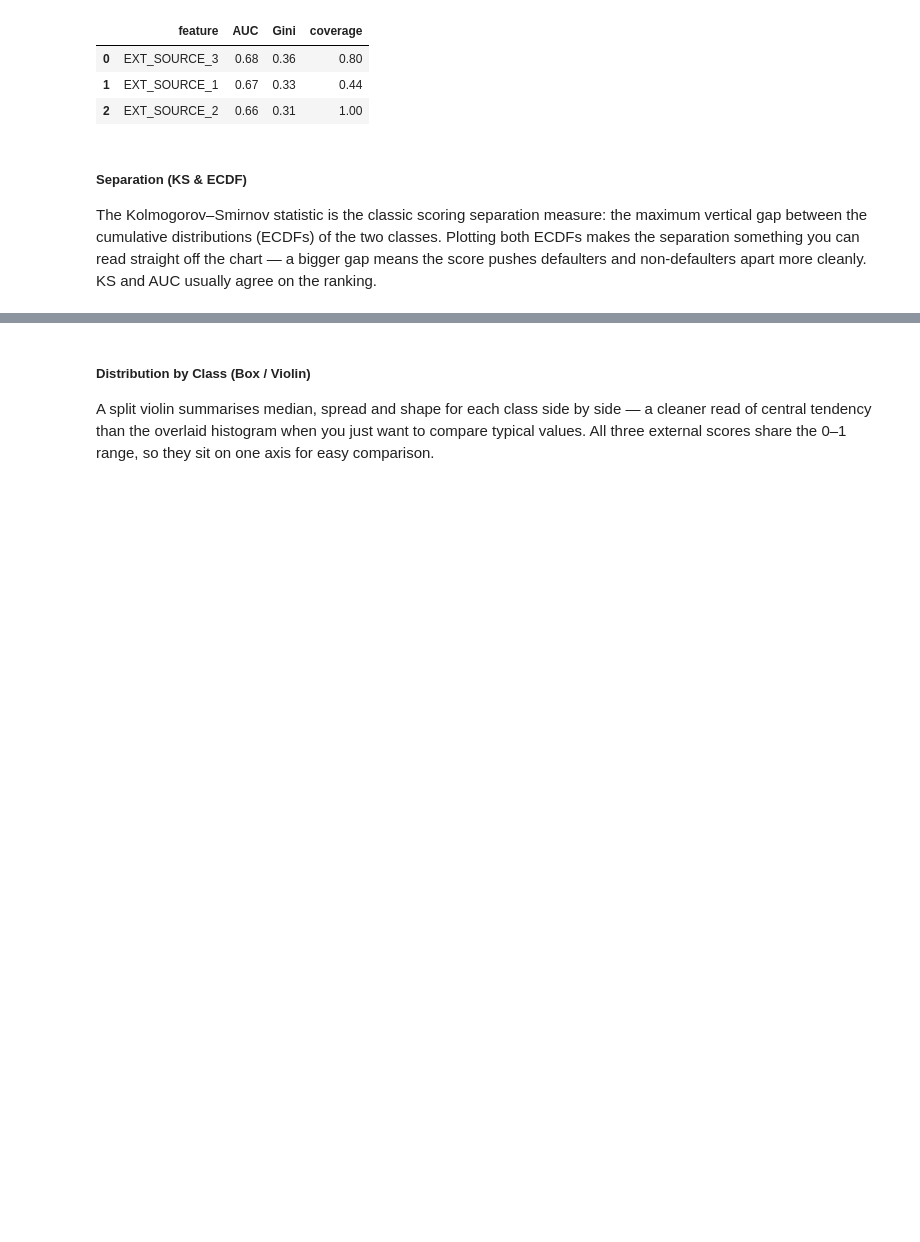
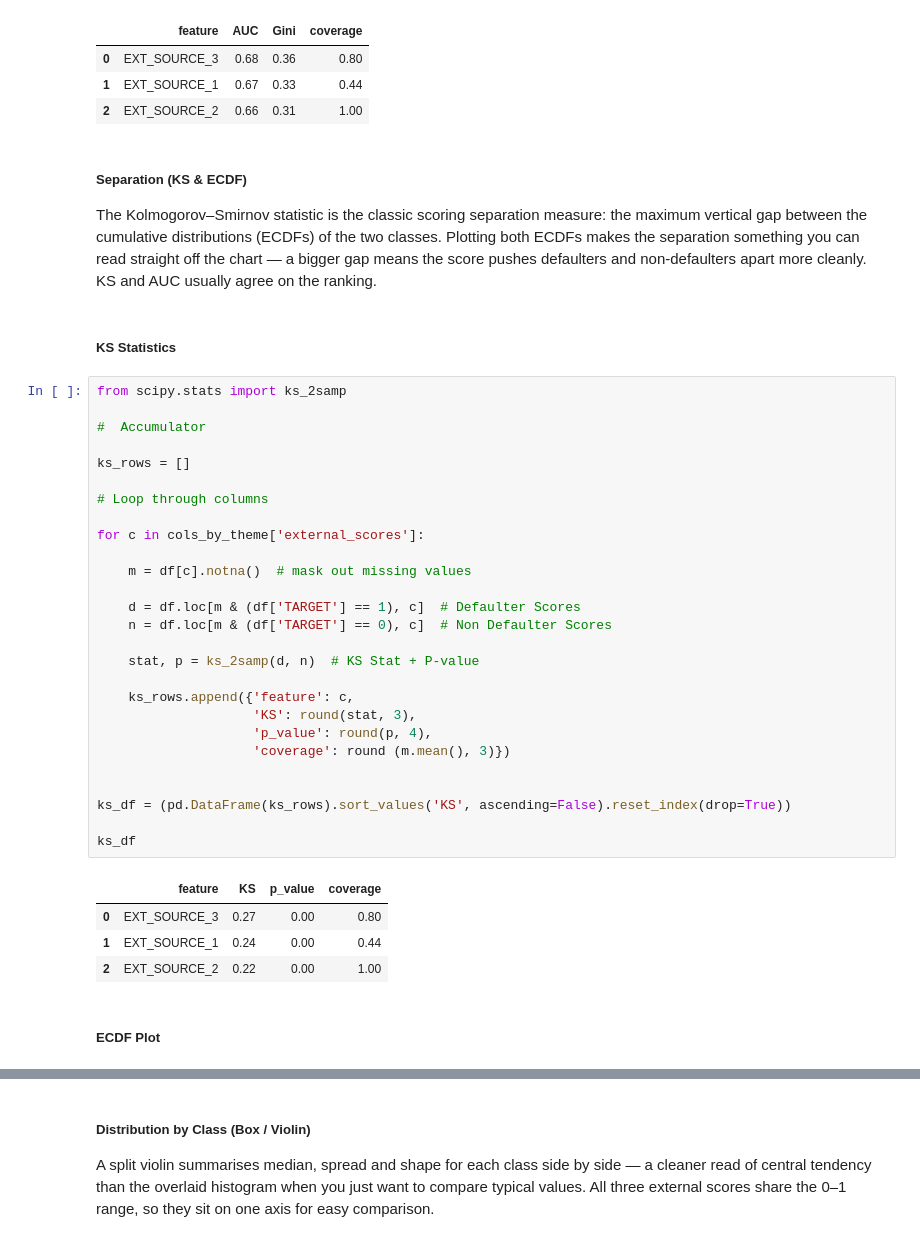
Before and after one commit to smallchuch/CreditRiskLearning, a Jupyter notebook: Projects/Flagship PD Model Project/01_Default_Rate_Driver_Scan_EDA/default_rate_driver_scan_notebook.ipynb, the cells around one changed output, grey strips where cells are left out. Saved outputs shown, nothing was run; the diff lists cells and outputs as text; blank space fills up the shorter version.

Commit message:
Working through bivariate

```diff
--- a/Projects/Flagship PD Model Project/01_Default_Rate_Driver_Scan_EDA/default_rate_driver_scan_notebook.ipynb
+++ b/Projects/Flagship PD Model Project/01_Default_Rate_Driver_Scan_EDA/default_rate_driver_scan_notebook.ipynb
@@ -1494,3 +1494,39 @@ auc_df
 ##### Separation (KS & ECDF)
 
 The Kolmogorov–Smirnov statistic is the classic scoring separation measure: the maximum vertical gap between the cumulative distributions (ECDFs) of the two classes. Plotting both ECDFs makes the separation something you can read straight off the chart — a bigger gap means the score pushes defaulters and non-defaulters apart more cleanly. KS and AUC usually agree on the ranking.
+# %% [markdown]
+##### KS Statistics
+# %%
+from scipy.stats import ks_2samp
+
+#  Accumulator
+
+ks_rows = []
+
+# Loop through columns
+
+for c in cols_by_theme['external_scores']:
+
+    m = df[c].notna()  # mask out missing values
+
+    d = df.loc[m & (df['TARGET'] == 1), c]  # Defaulter Scores
+    n = df.loc[m & (df['TARGET'] == 0), c]  # Non Defaulter Scores
+
+    stat, p = ks_2samp(d, n)  # KS Stat + P-value
+
+    ks_rows.append({'feature': c,
+                    'KS': round(stat, 3),
+                    'p_value': round(p, 4),
+                    'coverage': round (m.mean(), 3)})
+
+
+ks_df = (pd.DataFrame(ks_rows).sort_values('KS', ascending=False).reset_index(drop=True))
+
+ks_df
+# %% [output]
+|  | feature | KS | p_value | coverage |
+| 0 | EXT_SOURCE_3 | 0.27 | 0.00 | 0.80 |
+| 1 | EXT_SOURCE_1 | 0.24 | 0.00 | 0.44 |
+| 2 | EXT_SOURCE_2 | 0.22 | 0.00 | 1.00 |
+# %% [markdown]
+##### ECDF Plot
```
Also changed, not shown: parts of 4 cells of this notebook.
